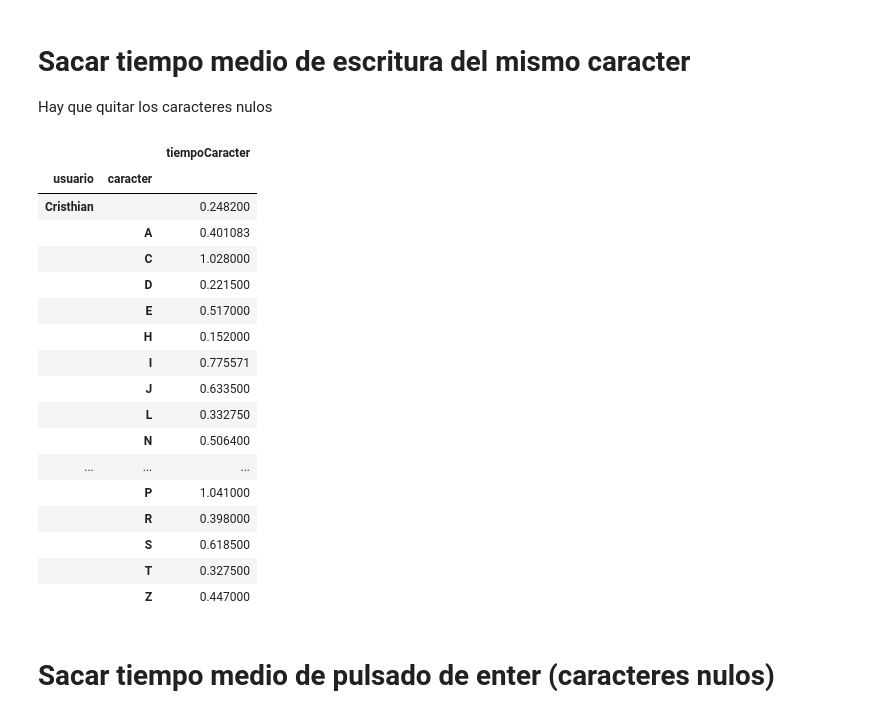
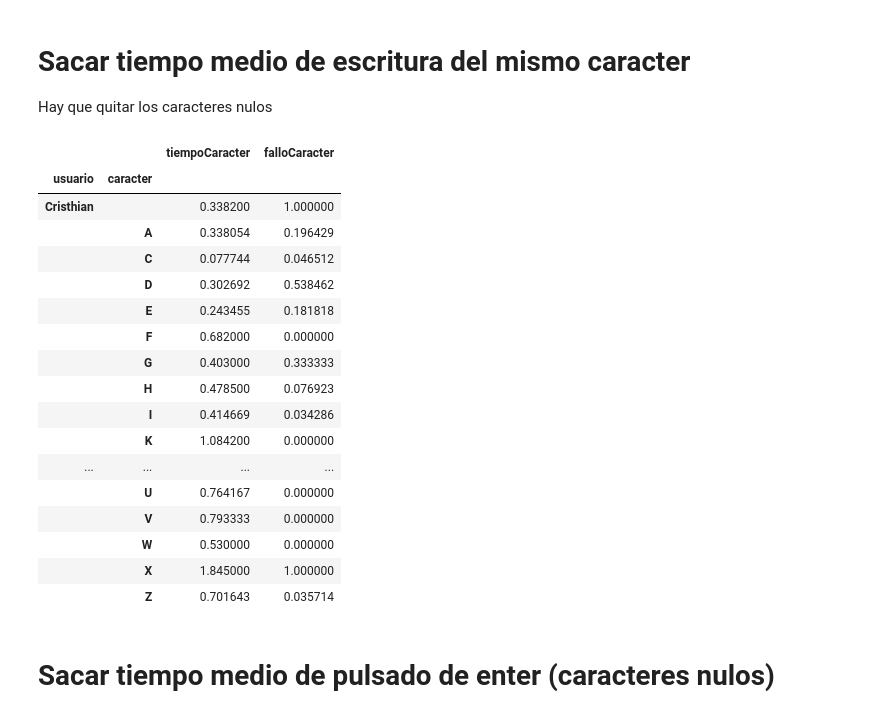
Before and after one commit to cristhro/Python_Machine_Learning, a Jupyter notebook: ejercicio 4/notebook.ipynb, the cells around one changed output. Saved outputs shown, nothing was run; the diff lists cells and outputs as text; code cells hidden in the pictures.

```diff
--- a/ejercicio 4/notebook.ipynb
+++ b/ejercicio 4/notebook.ipynb
@@ -44,3 +41,8 @@ for df in [data]:
+# %%
+# Pasamos de boolean a un int, 1 para true y 0 para false
+data["hayErrPalabra"] = data['hayErrPalabra'].map({False: 0, True: 1})
+data["falloCaracter"] = data['falloCaracter'].map({False: 0, True: 1})
+data["palabraCorrecta"] = data['palabraCorrecta'].map({False: 0, True: 1})
 # %% [markdown]
 # Quitarle los espacios en blanco al usuario
 # %%
@@ -51,0 +58,3 @@ data["usuarioID"] = data['usuario'].map({"Cristhian": 0, "Jesus": 1})
+# %%
+d = {ni: indi for indi, ni in enumerate(set(data['palabra']))}
+data['palabra'] = [d[ni] for ni in data['palabra']]
@@ -53,27 +69,31 @@ data["usuarioID"] = data['usuario'].map({"Cristhian": 0, "Jesus": 1})
 # Sacar tiempo medio de escritura del mismo caracter
 Hay que quitar los caracteres nulos
 # %%
-caracter = data[~data['caracter'].isnull()][['usuario', 'caracter','tiempoCaracter']]
-caracter.groupby(['usuario','caracter']).mean()
+caracter = data[~data['caracter'].isnull()][['usuario', 'caracter','tiempoCaracter','falloCaracter']]
+caracter['user'] = data['usuarioID']
+caracter = caracter.groupby(['usuario','caracter']).mean()
+targerCaracter = caracter['user']
+caracter = caracter.drop(['user'], axis=1)
+caracter
 # %% [output]
-|  |  | tiempoCaracter |
-| usuario | caracter |  |
-| Cristhian |  | 0.248200 |
-|  | A | 0.401083 |
-|  | C | 1.028000 |
-|  | D | 0.221500 |
-|  | E | 0.517000 |
-|  | H | 0.152000 |
-|  | I | 0.775571 |
-|  | J | 0.633500 |
-|  | L | 0.332750 |
-|  | N | 0.506400 |
-| ... | ... | ... |
-|  | P | 1.041000 |
-|  | R | 0.398000 |
-|  | S | 0.618500 |
-|  | T | 0.327500 |
-|  | Z | 0.447000 |
+|  |  | tiempoCaracter | falloCaracter |
+| usuario | caracter |  |  |
+| Cristhian |  | 0.338200 | 1.000000 |
+|  | A | 0.338054 | 0.196429 |
+|  | C | 0.077744 | 0.046512 |
+|  | D | 0.302692 | 0.538462 |
+|  | E | 0.243455 | 0.181818 |
+|  | F | 0.682000 | 0.000000 |
+|  | G | 0.403000 | 0.333333 |
+|  | H | 0.478500 | 0.076923 |
+|  | I | 0.414669 | 0.034286 |
+|  | K | 1.084200 | 0.000000 |
+| ... | ... | ... | ... |
+|  | U | 0.764167 | 0.000000 |
+|  | V | 0.793333 | 0.000000 |
+|  | W | 0.530000 | 0.000000 |
+|  | X | 1.845000 | 1.000000 |
+|  | Z | 0.701643 | 0.035714 |
 # %% [markdown]
 # Sacar tiempo medio de pulsado de enter (caracteres nulos)
 # %%
```
Also changed, not shown: parts of 48 cells of this notebook, 1 other file.
